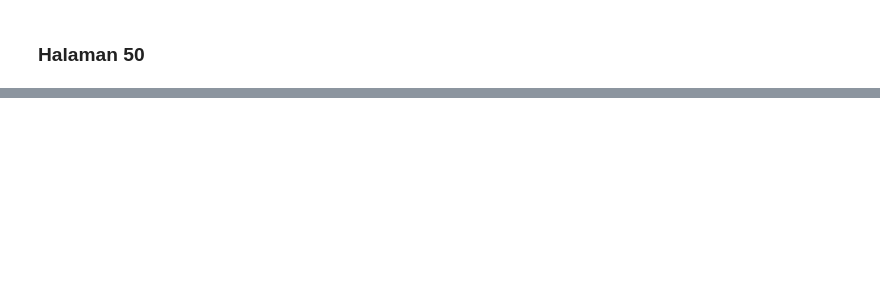
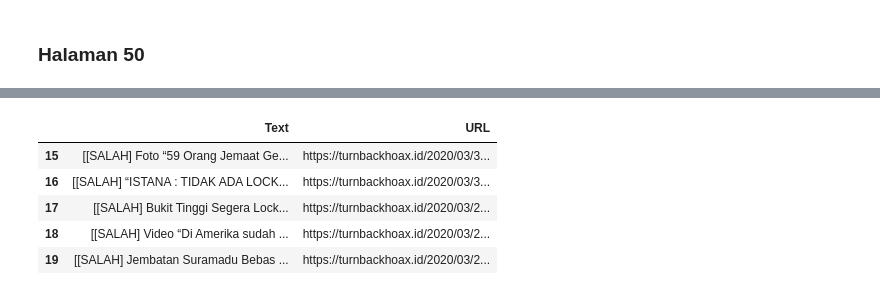
Before and after one commit to pramudianzaheka92/Crawling-ScrapingData, a Jupyter notebook: Artikel Website/Scrapping Data From Website - TurnBackHoax.ipynb, the cells around one changed output, grey strips where cells are left out. Cells and saved outputs as stored; diff of their text form; code cells hidden in the pictures; blank space fills up the shorter version.

Commit message:
Menggabungkan serta menjadikan df ke dalam bentuk csv

```diff
--- a/Artikel Website/Scrapping Data From Website - TurnBackHoax.ipynb
+++ b/Artikel Website/Scrapping Data From Website - TurnBackHoax.ipynb
@@ -2380,0 +2337,10 @@ soup = BeautifulSoup(page.content, "html.parser")
+# %%
+# Membuat DataFrame untuk menampung hasil dari 50 df
+data = [df1, df2, df3, df4, df5, df6, df7, df8, df9, df10, df11, df12, df13, df14, df15, df16, df17, df18, df19, df20,
+       df21, df22, df23, df24, df25, df26, df27, df28, df29, df30, df31, df32, df33, df34, df35, df36, df37, df38, df39, df40,
+       df41, df42, df43, df44, df45, df46, df47, df48, df49, df50]
+
+# Menggabungkan 50 df menjadi 1 dengan fungsi "concat"
+data_scrapping = pd.concat(data)
+
+data_scrapping.info()
@@ -2380,0 +2357,9 @@ soup = BeautifulSoup(page.content, "html.parser")
+# %%
+data_scrapping.tail()
+# %% [output]
+|  | Text | URL |
+| 15 | [[SALAH] Foto “59 Orang Jemaat Ge... | https://turnbackhoax.id/2020/03/3... |
+| 16 | [[SALAH] “ISTANA : TIDAK ADA LOCK... | https://turnbackhoax.id/2020/03/3... |
+| 17 | [[SALAH] Bukit Tinggi Segera Lock... | https://turnbackhoax.id/2020/03/2... |
+| 18 | [[SALAH] Video “Di Amerika sudah ... | https://turnbackhoax.id/2020/03/2... |
+| 19 | [[SALAH] Jembatan Suramadu Bebas ... | https://turnbackhoax.id/2020/03/2... |
```
Also changed, not shown: parts of 106 cells of this notebook, 2 other files.
